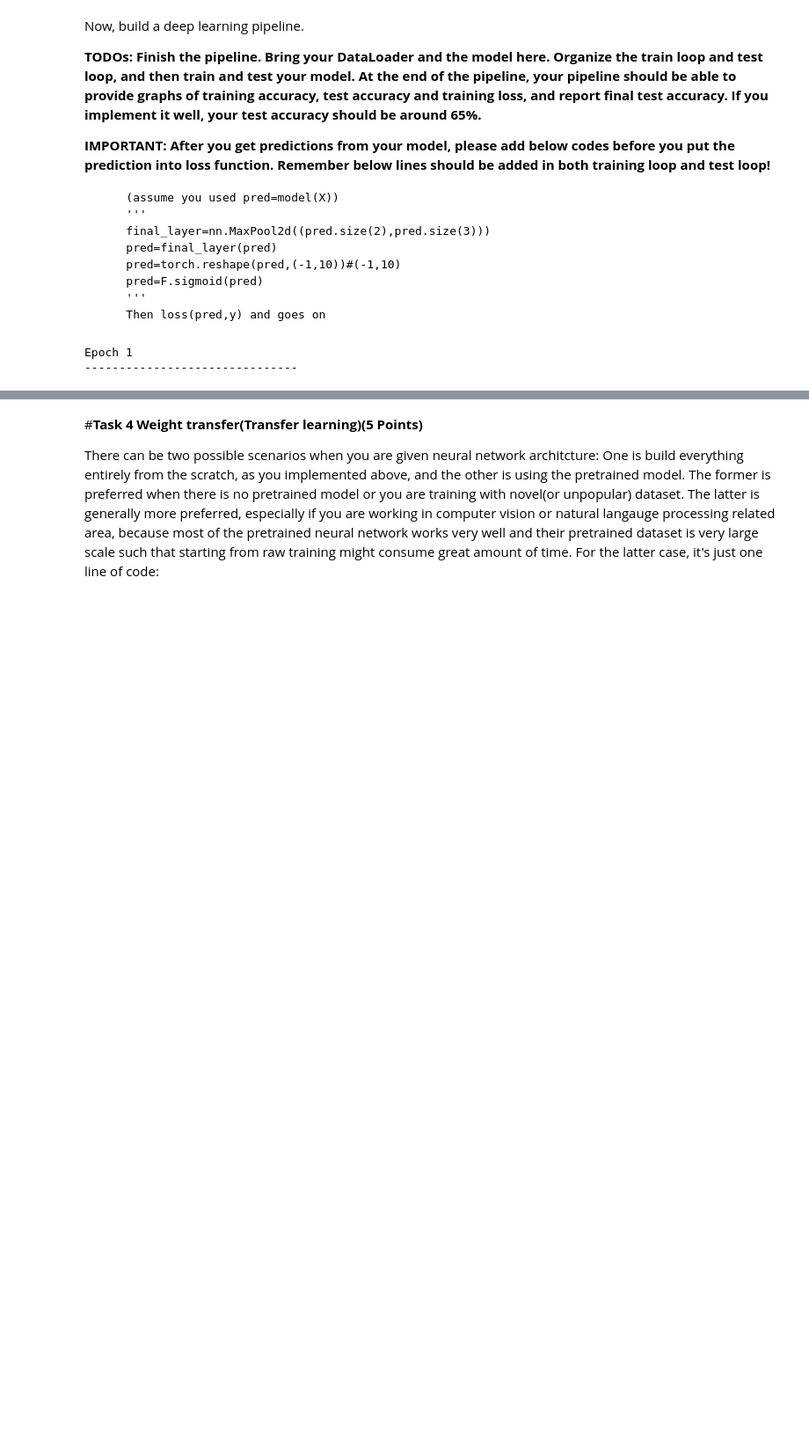
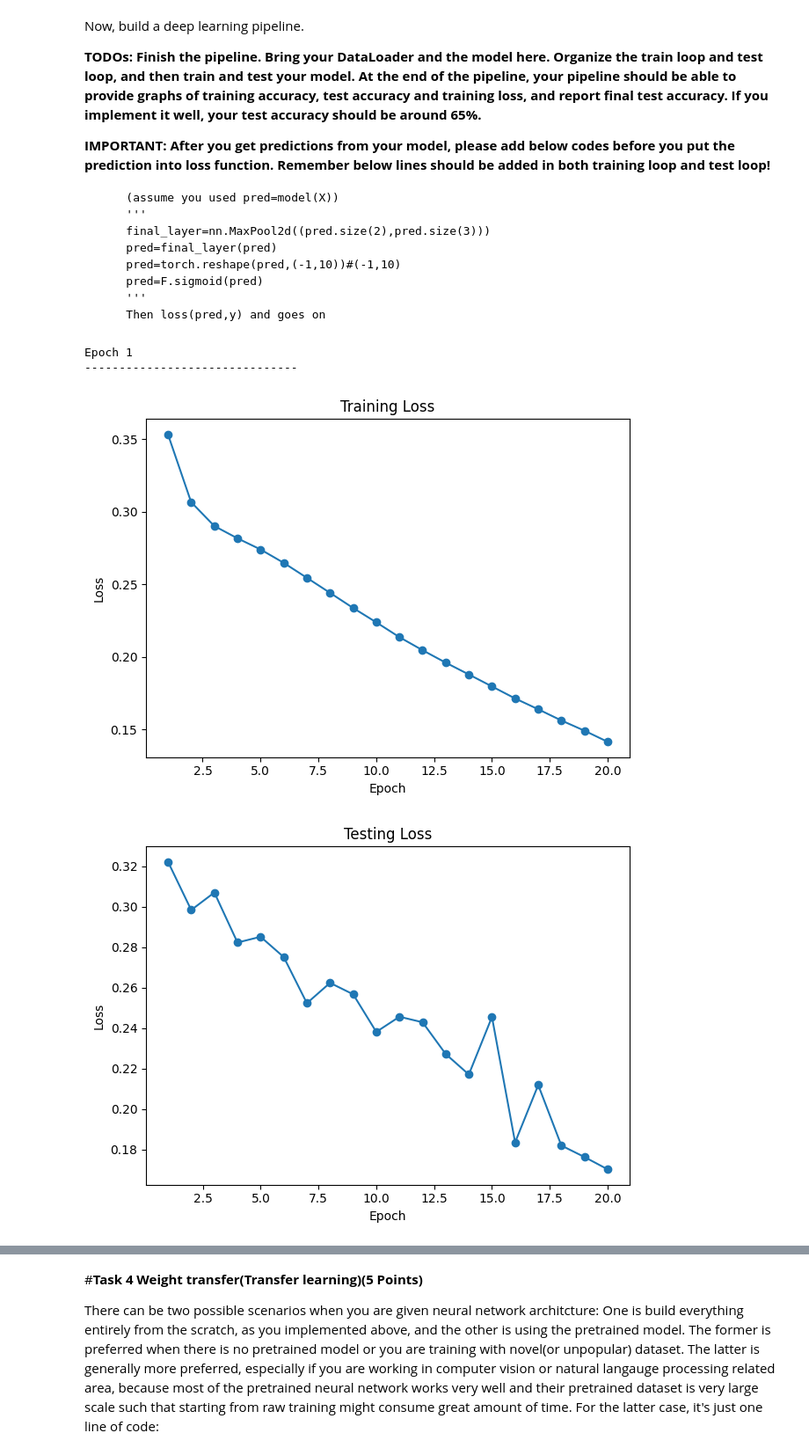
Before and after one commit to ThomasCZhang/CMU-02620-ML-Spring2023, a Jupyter notebook: HW4/02_620_HW4_Programming.ipynb, the cells around one changed output, grey strips where cells are left out. Shown at 88% size. Drawn from its saved outputs; the diff is of its cells as text; code cells hidden in the pictures; blank space fills up the shorter version.

```diff
--- a/HW4/02_620_HW4_Programming.ipynb
+++ b/HW4/02_620_HW4_Programming.ipynb
@@ -309,0 +383,20 @@ torch.save(model.state_dict(), './data/trained_model.pt')
+# %%
+def PlotCurves(y_vals, title, y_label, save_path):
+    fig = plt.figure()
+    axs = fig.subplots(1,1)
+    axs.plot(range(1,1+len(y_vals)), y_vals, marker = 'o')
+    axs.set_xlabel('Epoch')
+    axs.set_ylabel(y_label)
+    axs.set_title(title)
+    fig.tight_layout()
+    fig.savefig(save_path)
+# %%
+records = torch.load('./data/record_final.pt')
+
+PlotCurves(records['train_loss'], 'Training Loss', 'Loss', './images/TrainingLoss.png')
+PlotCurves(records['test_loss'], 'Testing Loss', 'Loss', './images/TestingLoss.png')
+PlotCurves(records['train_accuracy'], 'Training Accuracy', 'Accuracy','./images/TrainingAccuracy.png')
+PlotCurves(records['test_accuracy'], 'Testing Accuracy', 'Accuracy', './images/TestingAccuracy.png')
+# %% [output]
+[figure, added]
+[figure, added]
```
Also changed, not shown: parts of 31 cells of this notebook.
